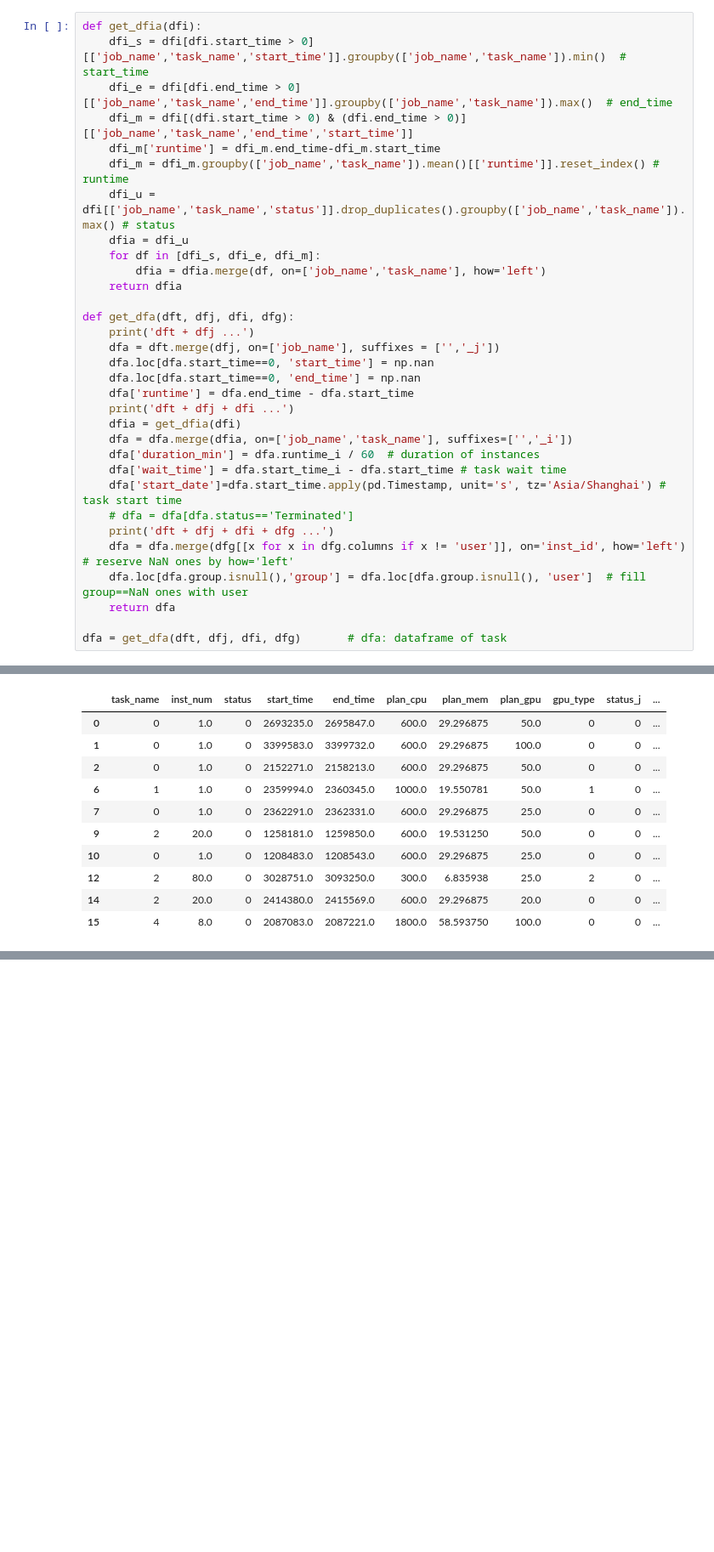
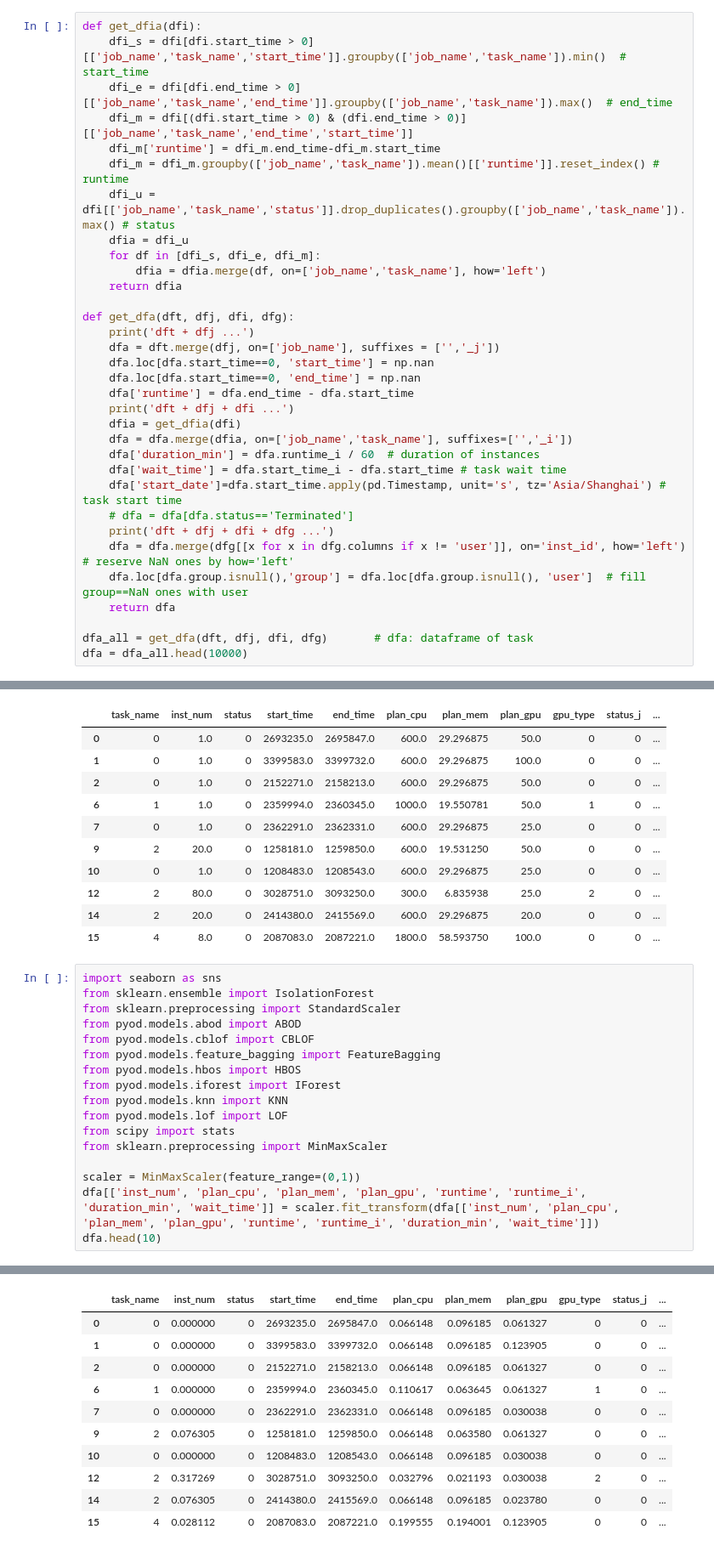
Before and after one commit to lizonglingo/clusterdate-trace-alibaba, a Jupyter notebook: outlier.ipynb, the cells around one changed output, grey strips where cells are left out. Shown: that part at 85% size. Drawn from its saved outputs; the diff is of its cells as text; blank space fills up the shorter version.

```diff
--- a/outlier.ipynb
+++ b/outlier.ipynb
@@ -58,7 +58,8 @@ def get_dfa(dft, dfj, dfi, dfg):
     dfa.loc[dfa.group.isnull(),'group'] = dfa.loc[dfa.group.isnull(), 'user']  # fill group==NaN ones with user
     return dfa
 
-dfa = get_dfa(dft, dfj, dfi, dfg)       # dfa: dataframe of task
+dfa_all = get_dfa(dft, dfj, dfi, dfg)       # dfa: dataframe of task
+dfa = dfa_all.head(10000)
 # %% [output]
 dft + dfj ...
 dft + dfj + dfi ...
@@ -313,3 +346,21 @@ dfa.head(10)
 | 12 | 2 | 80.0 | 0 | 3028751.0 | 3093250.0 | 300.0 | 6.835938 | 25.0 | 2 | 0 | ... |
 | 14 | 2 | 20.0 | 0 | 2414380.0 | 2415569.0 | 600.0 | 29.296875 | 20.0 | 0 | 0 | ... |
 | 15 | 4 | 8.0 | 0 | 2087083.0 | 2087221.0 | 1800.0 | 58.593750 | 100.0 | 0 | 0 | ... |
+# %%
+import seaborn as sns
+from sklearn.ensemble import IsolationForest
+from sklearn.preprocessing import StandardScaler
+from pyod.models.abod import ABOD
+from pyod.models.cblof import CBLOF
+from pyod.models.feature_bagging import FeatureBagging
+from pyod.models.hbos import HBOS
+from pyod.models.iforest import IForest
+from pyod.models.knn import KNN
+from pyod.models.lof import LOF
+from scipy import stats
+from sklearn.preprocessing import MinMaxScaler
+
+scaler = MinMaxScaler(feature_range=(0,1))
+dfa[['inst_num', 'plan_cpu', 'plan_mem', 'plan_gpu', 'runtime', 'runtime_i', 'duration_min', 'wait_time']] = scaler.fit_transform(dfa[['inst_num', 'plan_cpu', 'plan_mem', 'plan_gpu', 'runtime', 'runtime_i', 'duration_min', 'wait_time']])
+dfa.head(10)
+# %% [output]
@@ -315,0 +372,11 @@ dfa.head(10)
+|  | task_name | inst_num | status | start_time | end_time | plan_cpu | plan_mem | plan_gpu | gpu_type | status_j | ... |
+| 0 | 0 | 0.000000 | 0 | 2693235.0 | 2695847.0 | 0.066148 | 0.096185 | 0.061327 | 0 | 0 | ... |
+| 1 | 0 | 0.000000 | 0 | 3399583.0 | 3399732.0 | 0.066148 | 0.096185 | 0.123905 | 0 | 0 | ... |
+| 2 | 0 | 0.000000 | 0 | 2152271.0 | 2158213.0 | 0.066148 | 0.096185 | 0.061327 | 0 | 0 | ... |
+| 6 | 1 | 0.000000 | 0 | 2359994.0 | 2360345.0 | 0.110617 | 0.063645 | 0.061327 | 1 | 0 | ... |
+| 7 | 0 | 0.000000 | 0 | 2362291.0 | 2362331.0 | 0.066148 | 0.096185 | 0.030038 | 0 | 0 | ... |
+| 9 | 2 | 0.076305 | 0 | 1258181.0 | 1259850.0 | 0.066148 | 0.063580 | 0.061327 | 0 | 0 | ... |
+| 10 | 0 | 0.000000 | 0 | 1208483.0 | 1208543.0 | 0.066148 | 0.096185 | 0.030038 | 0 | 0 | ... |
+| 12 | 2 | 0.317269 | 0 | 3028751.0 | 3093250.0 | 0.032796 | 0.021193 | 0.030038 | 2 | 0 | ... |
+| 14 | 2 | 0.076305 | 0 | 2414380.0 | 2415569.0 | 0.066148 | 0.096185 | 0.023780 | 0 | 0 | ... |
+| 15 | 4 | 0.028112 | 0 | 2087083.0 | 2087221.0 | 0.199555 | 0.194001 | 0.123905 | 0 | 0 | ... |
```
Also changed, not shown: parts of 17 cells of this notebook, 1 other file.
